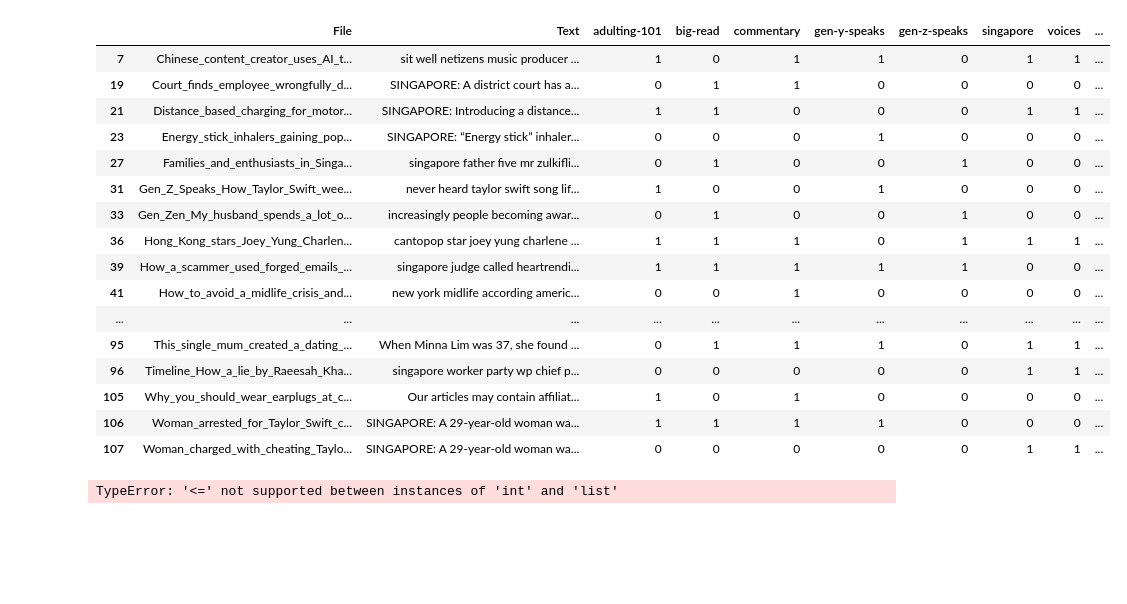
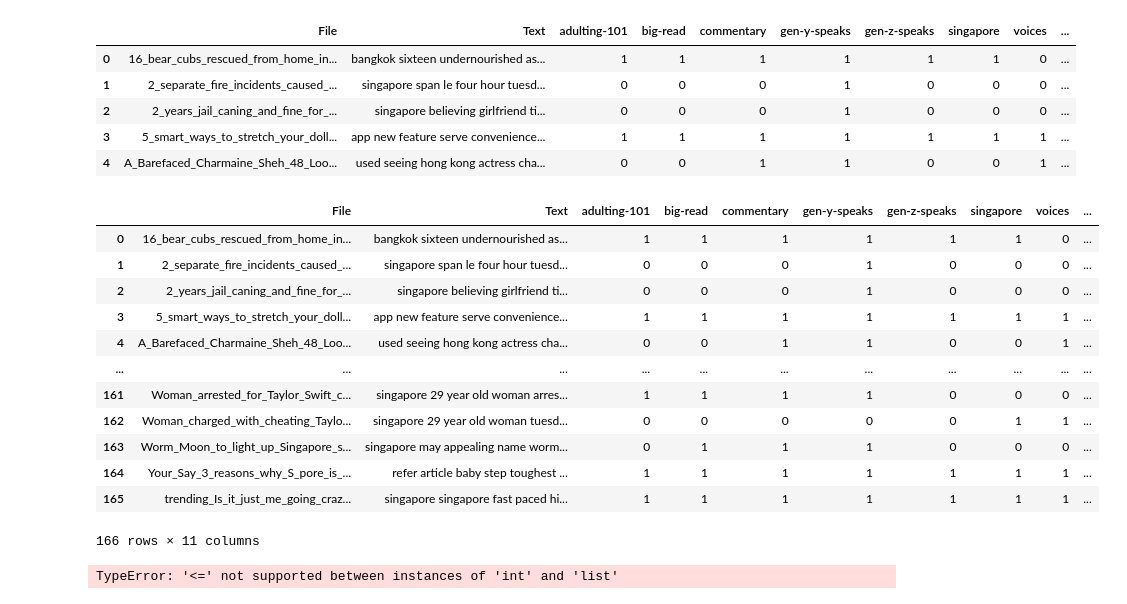
Before and after one commit to jurgen-tan-git/AAI3003_Project, a Jupyter notebook: bart.ipynb, the cells around one changed output. Drawn from its saved outputs; the diff is of its cells as text; code cells hidden in the pictures; blank space fills up the shorter version.

```diff
--- a/bart.ipynb
+++ b/bart.ipynb
@@ -15,6 +15,15 @@ from dataset.textdataset import ArticleDataset
 from dataset.transformers_dataset import load_data, get_dict
 # %%
 df = load_data("multi_label_dataset.csv", "./articles")
+# %%
+df.head()
+# %% [output]
+|  | File | Text | adulting-101 | big-read | commentary | gen-y-speaks | gen-z-speaks | singapore | voices | ... |
+| 0 | 16_bear_cubs_rescued_from_home_in... | bangkok sixteen undernourished as... | 1 | 1 | 1 | 1 | 1 | 1 | 0 | ... |
+| 1 | 2_separate_fire_incidents_caused_... | singapore span le four hour tuesd... | 0 | 0 | 0 | 1 | 0 | 0 | 0 | ... |
+| 2 | 2_years_jail_caning_and_fine_for_... | singapore believing girlfriend ti... | 0 | 0 | 0 | 1 | 0 | 0 | 0 | ... |
+| 3 | 5_smart_ways_to_stretch_your_doll... | app new feature serve convenience... | 1 | 1 | 1 | 1 | 1 | 1 | 1 | ... |
+| 4 | A_Barefaced_Charmaine_Sheh_48_Loo... | used seeing hong kong actress cha... | 0 | 0 | 1 | 1 | 0 | 0 | 1 | ... |
 # %%
 def get_dict(df):
     dataset = {}
@@ -34,25 +43,21 @@ def get_dict(df):
     return dataset
 # %%
 # find examples that are not every label
-df[df.iloc[:, 2:].sum(axis=1) < len(df.columns[2:])]
+df[df.iloc[:, 2:-1].sum(axis=1) < len(df.columns[2:])]
 # %% [output]
 |  | File | Text | adulting-101 | big-read | commentary | gen-y-speaks | gen-z-speaks | singapore | voices | ... |
-| 7 | Chinese_content_creator_uses_AI_t... | sit well netizens music producer ... | 1 | 0 | 1 | 1 | 0 | 1 | 1 | ... |
-| 19 | Court_finds_employee_wrongfully_d... | SINGAPORE: A district court has a... | 0 | 1 | 1 | 0 | 0 | 0 | 0 | ... |
-| 21 | Distance_based_charging_for_motor... | SINGAPORE: Introducing a distance... | 1 | 1 | 0 | 0 | 0 | 1 | 1 | ... |
-| 23 | Energy_stick_inhalers_gaining_pop... | SINGAPORE: “Energy stick” inhaler... | 0 | 0 | 0 | 1 | 0 | 0 | 0 | ... |
-| 27 | Families_and_enthusiasts_in_Singa... | singapore father five mr zulkifli... | 0 | 1 | 0 | 0 | 1 | 0 | 0 | ... |
-| 31 | Gen_Z_Speaks_How_Taylor_Swift_wee... | never heard taylor swift song lif... | 1 | 0 | 0 | 1 | 0 | 0 | 0 | ... |
-| 33 | Gen_Zen_My_husband_spends_a_lot_o... | increasingly people becoming awar... | 0 | 1 | 0 | 0 | 1 | 0 | 0 | ... |
-| 36 | Hong_Kong_stars_Joey_Yung_Charlen... | cantopop star joey yung charlene ... | 1 | 1 | 1 | 0 | 1 | 1 | 1 | ... |
-| 39 | How_a_scammer_used_forged_emails_... | singapore judge called heartrendi... | 1 | 1 | 1 | 1 | 1 | 0 | 0 | ... |
-| 41 | How_to_avoid_a_midlife_crisis_and... | new york midlife according americ... | 0 | 0 | 1 | 0 | 0 | 0 | 0 | ... |
+| 0 | 16_bear_cubs_rescued_from_home_in... | bangkok sixteen undernourished as... | 1 | 1 | 1 | 1 | 1 | 1 | 0 | ... |
+| 1 | 2_separate_fire_incidents_caused_... | singapore span le four hour tuesd... | 0 | 0 | 0 | 1 | 0 | 0 | 0 | ... |
+| 2 | 2_years_jail_caning_and_fine_for_... | singapore believing girlfriend ti... | 0 | 0 | 0 | 1 | 0 | 0 | 0 | ... |
+| 3 | 5_smart_ways_to_stretch_your_doll... | app new feature serve convenience... | 1 | 1 | 1 | 1 | 1 | 1 | 1 | ... |
+| 4 | A_Barefaced_Charmaine_Sheh_48_Loo... | used seeing hong kong actress cha... | 0 | 0 | 1 | 1 | 0 | 0 | 1 | ... |
 | ... | ... | ... | ... | ... | ... | ... | ... | ... | ... | ... |
-| 95 | This_single_mum_created_a_dating_... | When Minna Lim was 37, she found ... | 0 | 1 | 1 | 1 | 0 | 1 | 1 | ... |
-| 96 | Timeline_How_a_lie_by_Raeesah_Kha... | singapore worker party wp chief p... | 0 | 0 | 0 | 0 | 0 | 1 | 1 | ... |
-| 105 | Why_you_should_wear_earplugs_at_c... | Our articles may contain affiliat... | 1 | 0 | 1 | 0 | 0 | 0 | 0 | ... |
-| 106 | Woman_arrested_for_Taylor_Swift_c... | SINGAPORE: A 29-year-old woman wa... | 1 | 1 | 1 | 1 | 0 | 0 | 0 | ... |
-| 107 | Woman_charged_with_cheating_Taylo... | SINGAPORE: A 29-year-old woman wa... | 0 | 0 | 0 | 0 | 0 | 1 | 1 | ... |
+| 161 | Woman_arrested_for_Taylor_Swift_c... | singapore 29 year old woman arres... | 1 | 1 | 1 | 1 | 0 | 0 | 0 | ... |
+| 162 | Woman_charged_with_cheating_Taylo... | singapore 29 year old woman tuesd... | 0 | 0 | 0 | 0 | 0 | 1 | 1 | ... |
+| 163 | Worm_Moon_to_light_up_Singapore_s... | singapore may appealing name worm... | 0 | 1 | 1 | 1 | 0 | 0 | 0 | ... |
+| 164 | Your_Say_3_reasons_why_S_pore_is_... | refer article baby step toughest ... | 1 | 1 | 1 | 1 | 1 | 1 | 1 | ... |
+| 165 | trending_Is_it_just_me_going_craz... | singapore singapore fast paced hi... | 1 | 1 | 1 | 1 | 1 | 1 | 1 | ... |
+166 rows × 11 columns
 # %%
 dataset = Dataset.from_dict(
     get_dict(df),
```
Also changed, not shown: parts of 2 cells of this notebook, 2 other files.
